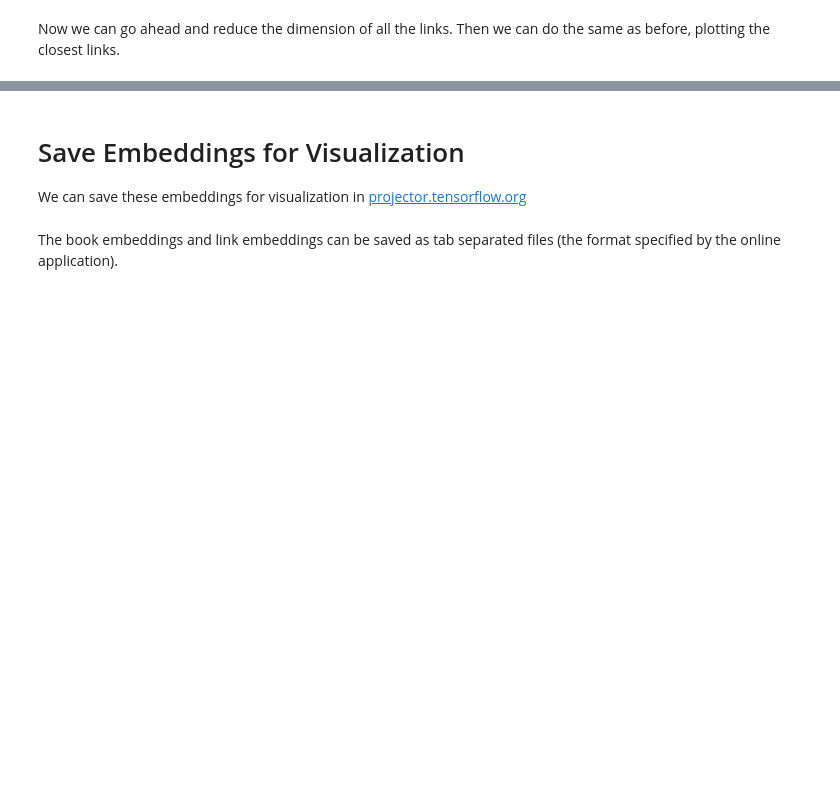
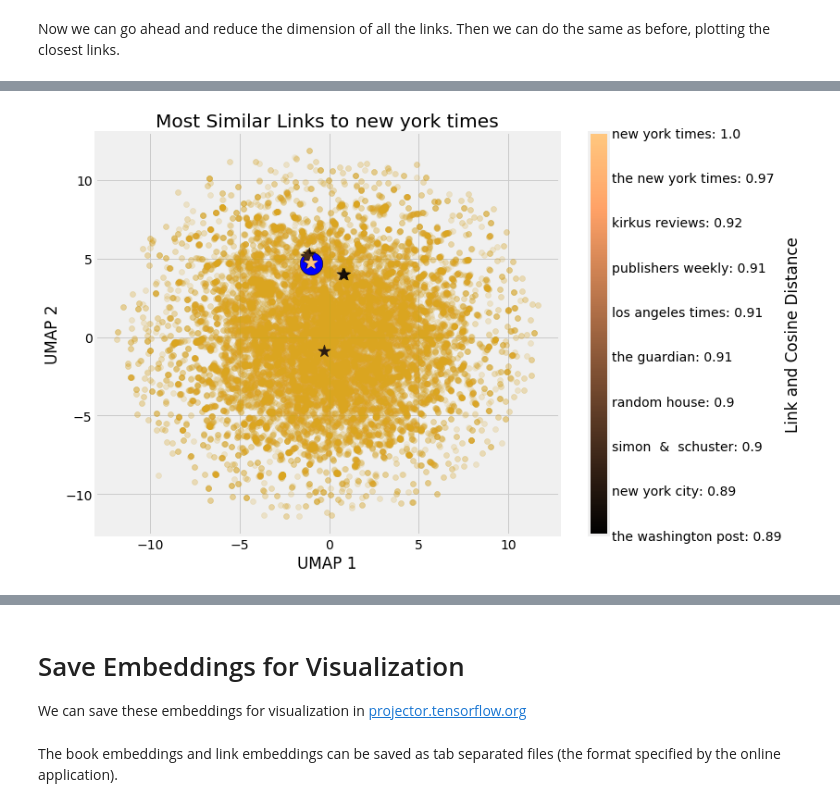
Before and after one commit to WillKoehrsen/wikipedia-data-science, a Jupyter notebook: Book Recommendation System.ipynb, the cells around one changed output, grey strips where cells are left out. Saved outputs shown, nothing was run; the diff lists cells and outputs as text; code cells hidden in the pictures; blank space fills up the shorter version.

```diff
--- a/Book Recommendation System.ipynb
+++ b/Book Recommendation System.ipynb
@@ -928,3 +991,5 @@ link_ru.shape
 # %%
-plot_closest('new york times', link_weights_acc, 'link', 10, link_ru)
+plot_closest('new york times', link_weights_class, 'link', 10, link_ru)
+# %% [output]
+[figure, added]
 # %%
```
Also changed, not shown: parts of 21 cells of this notebook, 2 other files.
